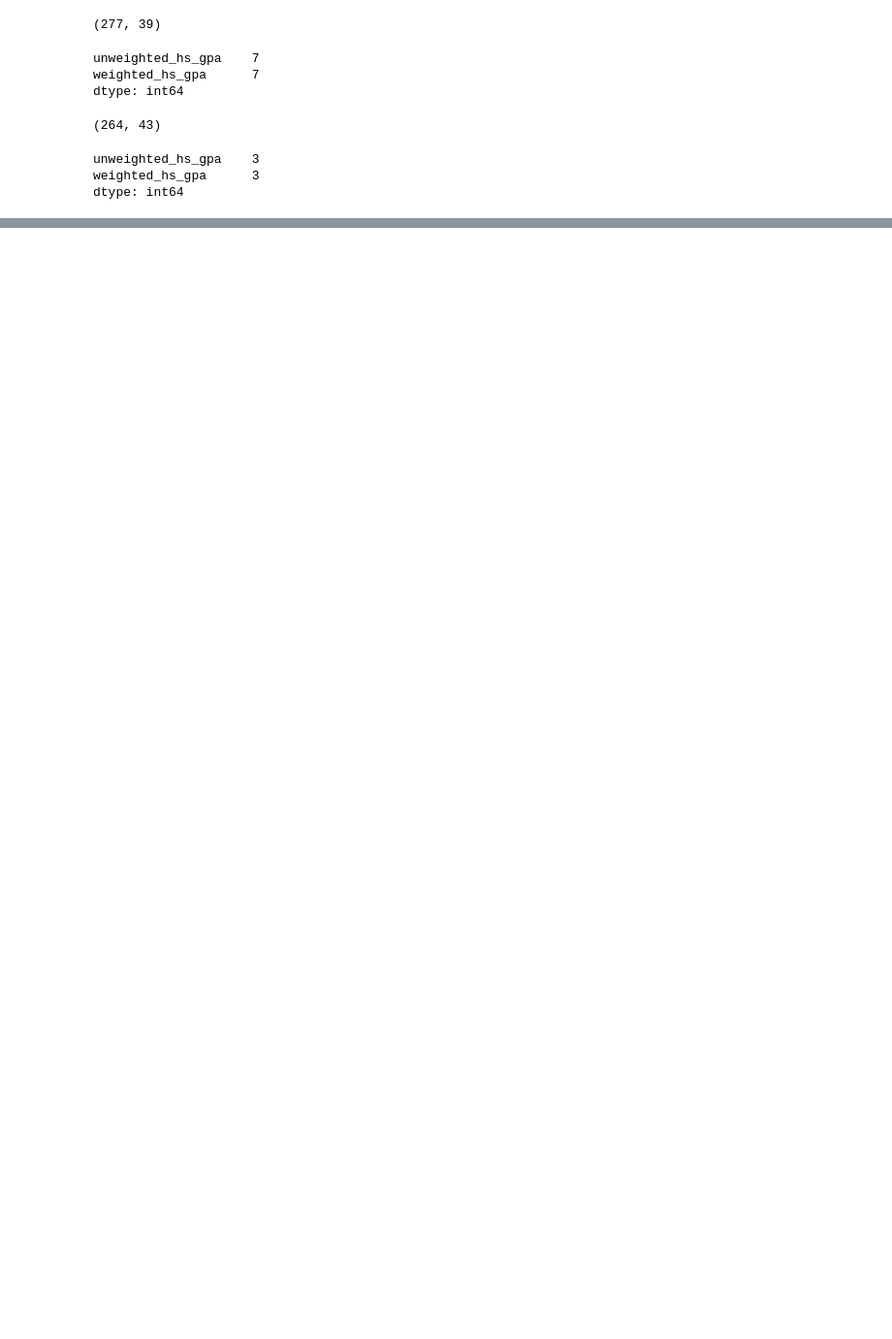
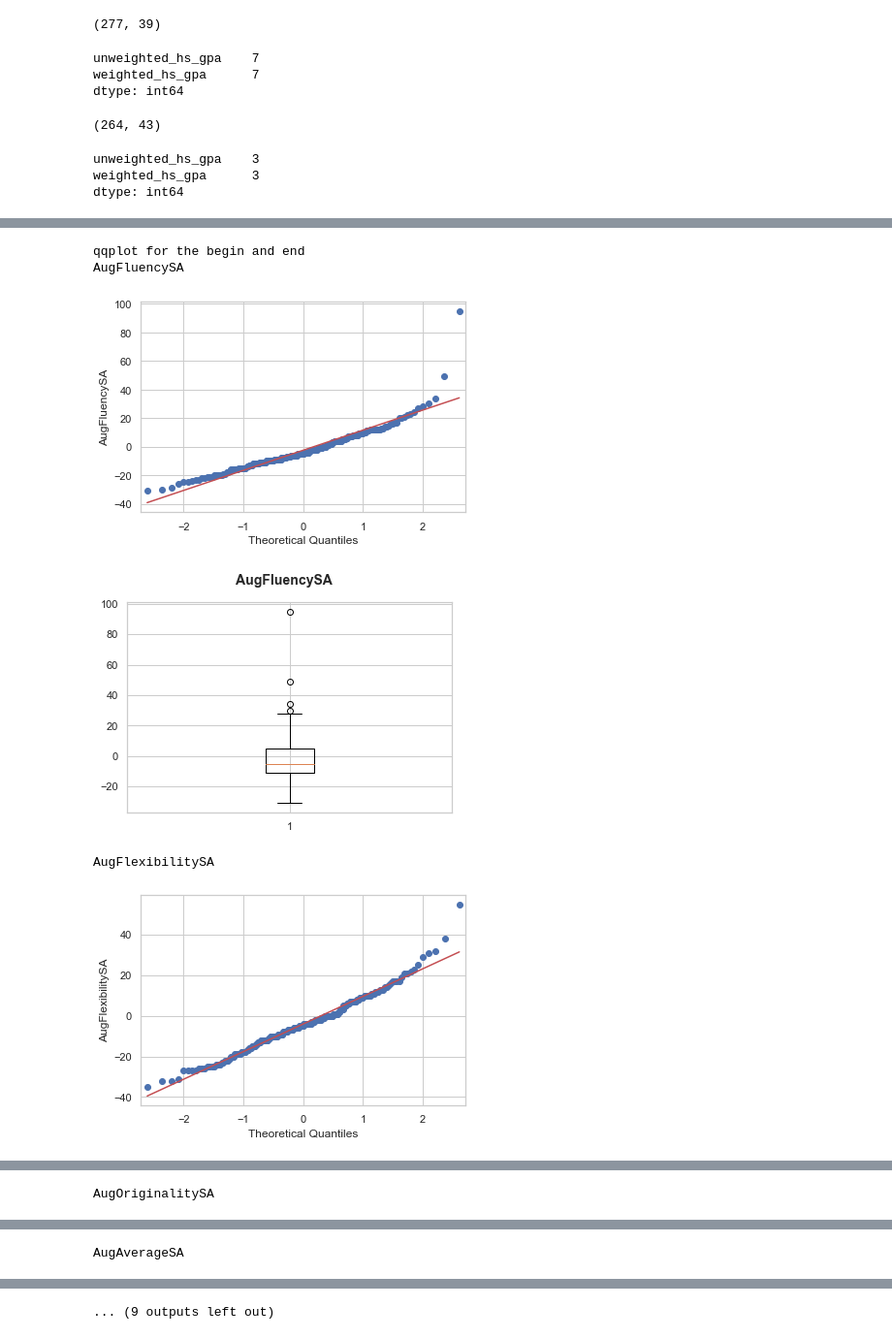
Before and after one commit to Slurpees/St542Project, a Jupyter notebook: code/basicDescriptionsOfData.ipynb, the cells around one changed output, grey strips where cells are left out. Shown at 97% size. Drawn from its saved outputs; the diff is of its cells as text; code cells hidden in the pictures; blank space fills up the shorter version.

Commit message:
RandomForest&someTests

```diff
--- a/code/basicDescriptionsOfData.ipynb
+++ b/code/basicDescriptionsOfData.ipynb
@@ -159,0 +56,6 @@ Ttest_relResult(statistic=-3.720913916210963, pvalue=0.0002526024795969336)
+# %%
+# t-test for two sample
+# Get two TTCTscore data for begin and end
+# with dropping the nan
+OnlyScore = TTCTscore.loc[:,'AugFluencySA':'DecRSOriginality'].dropna()
+OnlyScore.head()
@@ -159,0 +69,19 @@ Ttest_relResult(statistic=-3.720913916210963, pvalue=0.0002526024795969336)
+# %%
+# qqplot
+print('qqplot for the begin and end')
+# for each column we plot the qqplot
+for i in range(0, 7):
+    print(OnlyScore.columns[i])
+    sm.qqplot(OnlyScore.iloc[:,i] - OnlyScore.iloc[:,i+7], line = 's', ylabel = OnlyScore.columns[i])
+    # boxplot
+    fig = plt.figure()
+    fig.suptitle(OnlyScore.columns[i], fontsize=14, fontweight='bold')
+    plt.boxplot(OnlyScore.iloc[:,i] - OnlyScore.iloc[:,i+7])
+    plt.show()
+# %% [output]
+qqplot for the begin and end
+AugFluencySA
+[figure, added]
+[figure, added]
+AugFlexibilitySA
+[figure, added]
@@ -159,0 +89 @@ Ttest_relResult(statistic=-3.720913916210963, pvalue=0.0002526024795969336)
+AugOriginalitySA
@@ -159,0 +92 @@ Ttest_relResult(statistic=-3.720913916210963, pvalue=0.0002526024795969336)
+AugAverageSA
@@ -159,0 +95 @@ Ttest_relResult(statistic=-3.720913916210963, pvalue=0.0002526024795969336)
+... (9 outputs left out)
```
Also changed, not shown: parts of 61 cells of this notebook, 7 other files.
